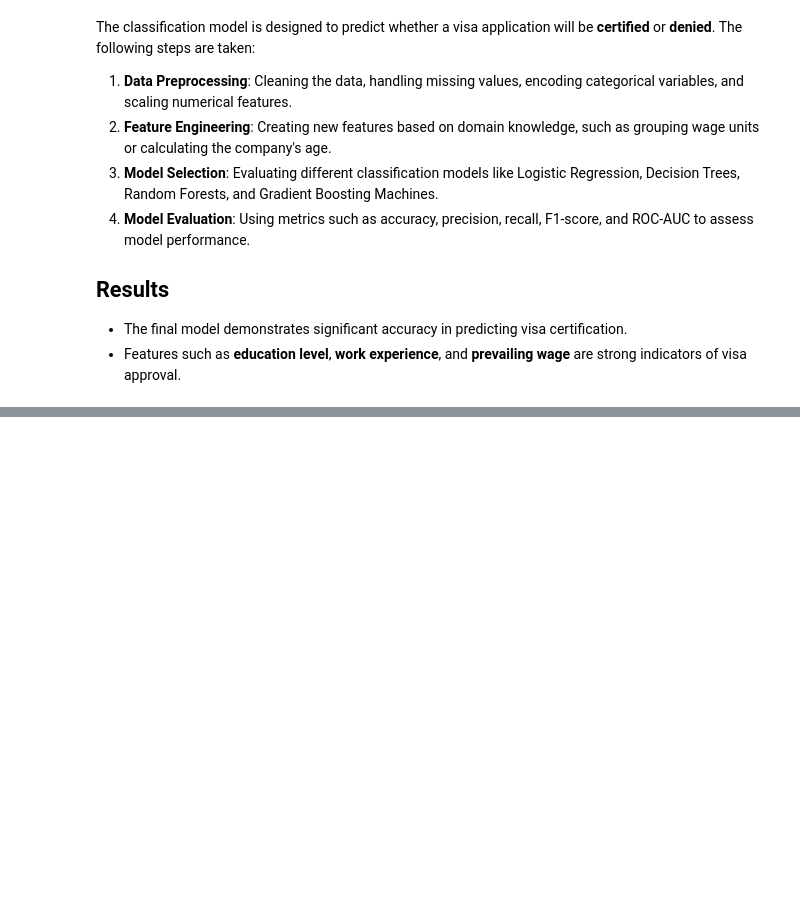
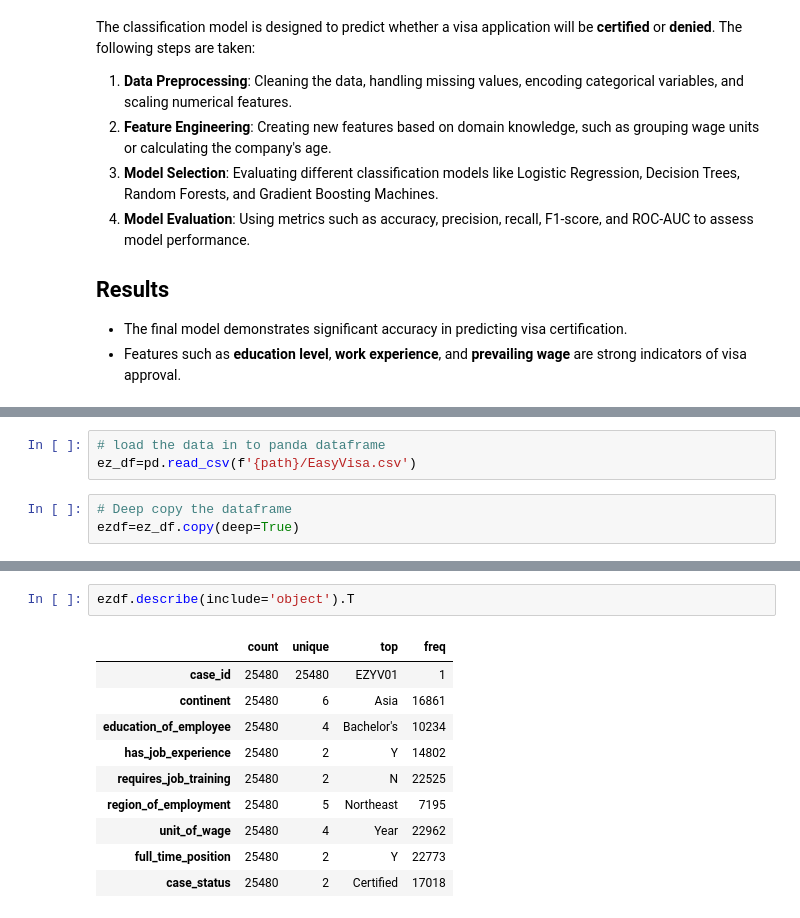
Before and after one commit to Rajesh2015/easy-visa, a Jupyter notebook: easy-visa-solution.ipynb, the cells around one changed output, grey strips where cells are left out. Saved outputs shown, nothing was run; the diff lists cells and outputs as text; blank space fills up the shorter version.

```diff
--- a/easy-visa-solution.ipynb
+++ b/easy-visa-solution.ipynb
@@ -100,0 +129,6 @@ ModuleNotFoundError: No module named 'statsmodels'
+# %%
+# load the data in to panda dataframe
+ez_df=pd.read_csv(f'{path}/EasyVisa.csv')
+# %%
+# Deep copy the dataframe
+ezdf=ez_df.copy(deep=True)
@@ -100,0 +306,13 @@ ModuleNotFoundError: No module named 'statsmodels'
+# %%
+ezdf.describe(include='object').T
+# %% [output]
+|  | count | unique | top | freq |
+| case_id | 25480 | 25480 | EZYV01 | 1 |
+| continent | 25480 | 6 | Asia | 16861 |
+| education_of_employee | 25480 | 4 | Bachelor's | 10234 |
+| has_job_experience | 25480 | 2 | Y | 14802 |
+| requires_job_training | 25480 | 2 | N | 22525 |
+| region_of_employment | 25480 | 5 | Northeast | 7195 |
+| unit_of_wage | 25480 | 4 | Year | 22962 |
+| full_time_position | 25480 | 2 | Y | 22773 |
+| case_status | 25480 | 2 | Certified | 17018 |
```
Also changed, not shown: parts of 20 cells of this notebook.
